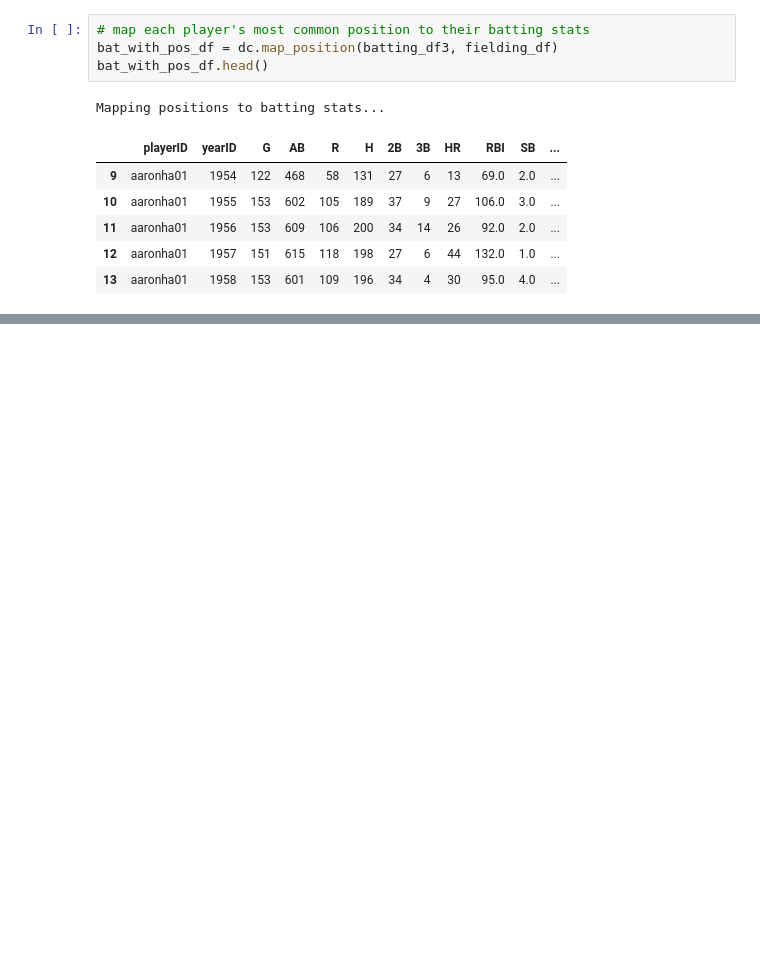
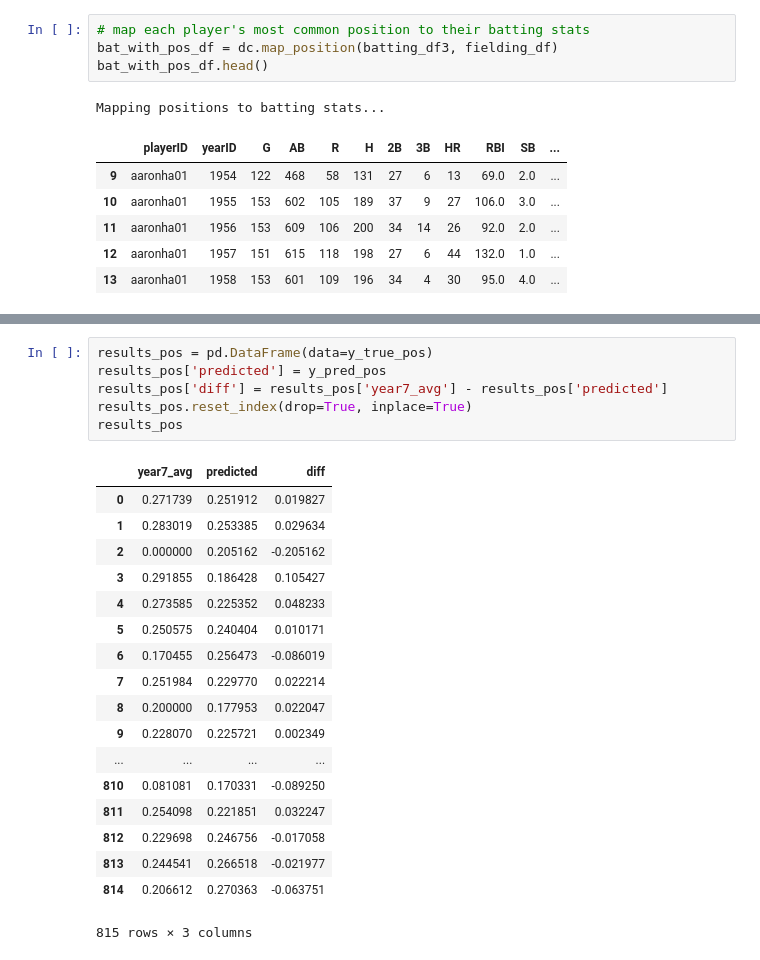
Before and after one commit to aaronmcd1214/Capstone, a Jupyter notebook: Untitled.ipynb, the cells around one changed output, grey strips where cells are left out. Cells and saved outputs as stored; diff of their text form; blank space fills up the shorter version.

```diff
--- a/Untitled.ipynb
+++ b/Untitled.ipynb
@@ -135,0 +147,25 @@ test_df_avgs
+# %%
+results_pos = pd.DataFrame(data=y_true_pos)
+results_pos['predicted'] = y_pred_pos
+results_pos['diff'] = results_pos['year7_avg'] - results_pos['predicted']
+results_pos.reset_index(drop=True, inplace=True)
+results_pos
+# %% [output]
+|  | year7_avg | predicted | diff |
+| 0 | 0.271739 | 0.251912 | 0.019827 |
+| 1 | 0.283019 | 0.253385 | 0.029634 |
+| 2 | 0.000000 | 0.205162 | -0.205162 |
+| 3 | 0.291855 | 0.186428 | 0.105427 |
+| 4 | 0.273585 | 0.225352 | 0.048233 |
+| 5 | 0.250575 | 0.240404 | 0.010171 |
+| 6 | 0.170455 | 0.256473 | -0.086019 |
+| 7 | 0.251984 | 0.229770 | 0.022214 |
+| 8 | 0.200000 | 0.177953 | 0.022047 |
+| 9 | 0.228070 | 0.225721 | 0.002349 |
+| ... | ... | ... | ... |
+| 810 | 0.081081 | 0.170331 | -0.089250 |
+| 811 | 0.254098 | 0.221851 | 0.032247 |
+| 812 | 0.229698 | 0.246756 | -0.017058 |
+| 813 | 0.244541 | 0.266518 | -0.021977 |
+| 814 | 0.206612 | 0.270363 | -0.063751 |
+815 rows × 3 columns
```
Also changed, not shown: parts of 16 cells of this notebook, 1 other file.
